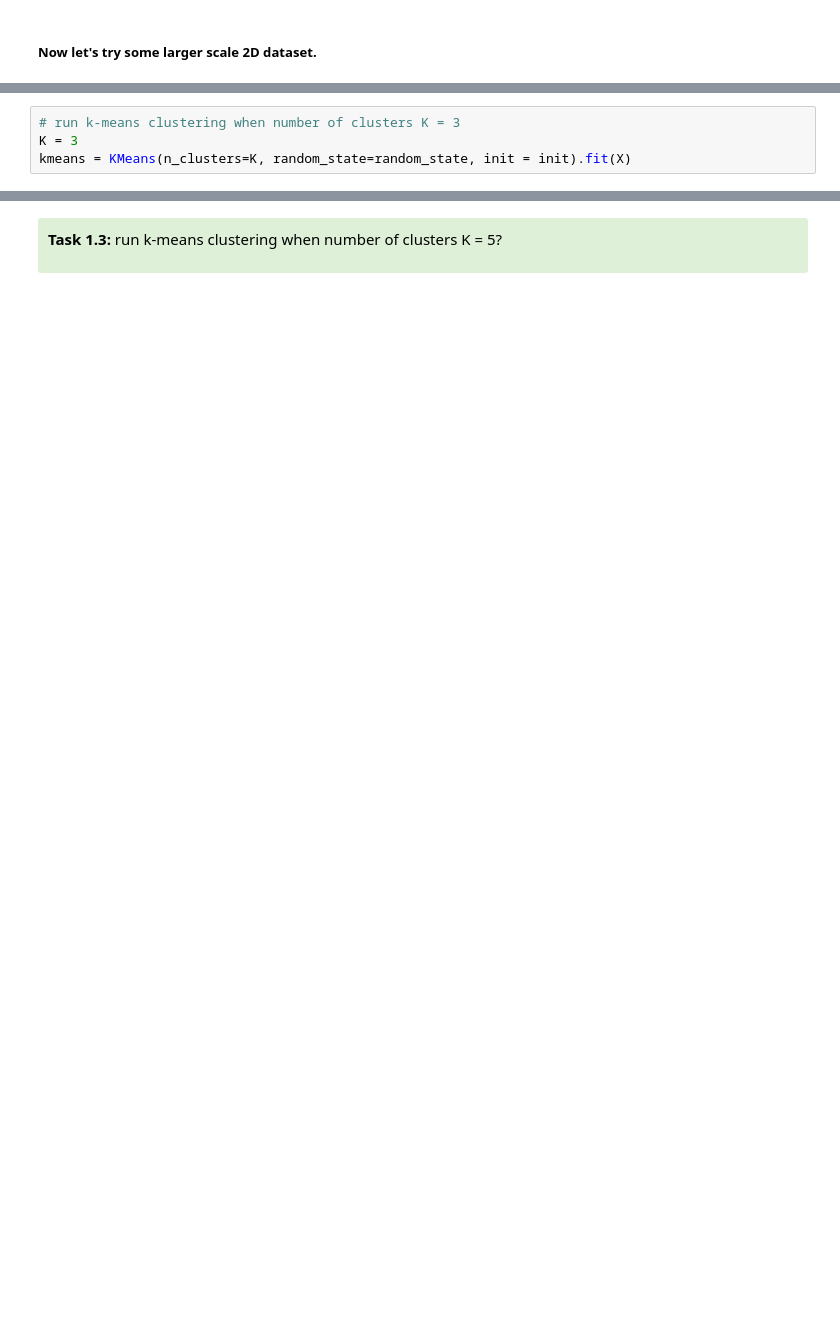
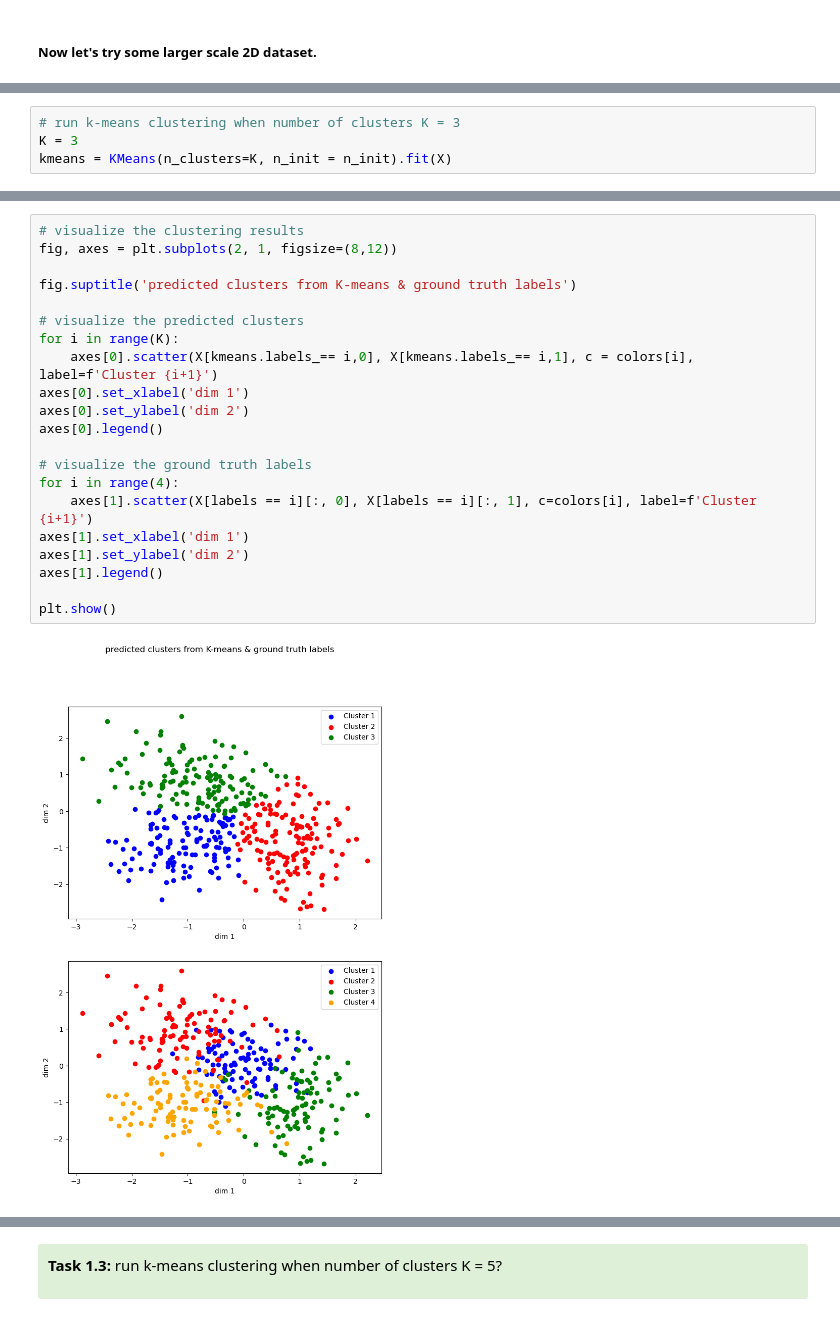
Before and after one commit to AllenInstitute/SWDB_CellTypeFunction, a Jupyter notebook: workshop1_AA/Day3_structuralDataClustering_combined.ipynb, the cells around one changed output, grey strips where cells are left out. Cells and saved outputs as stored; diff of their text form; blank space fills up the shorter version.

```diff
--- a/workshop1_AA/Day3_structuralDataClustering_combined.ipynb
+++ b/workshop1_AA/Day3_structuralDataClustering_combined.ipynb
@@ -189,4 +222,4 @@ plt.scatter(X[:,0],X[:,1], s = 20)
 # %%
 # run k-means clustering when number of clusters K = 3
 K = 3
-kmeans = KMeans(n_clusters=K, random_state=random_state, init = init).fit(X)
+kmeans = KMeans(n_clusters=K, n_init = n_init).fit(X)
@@ -201,0 +226,23 @@ plt.scatter(X[kmeans.labels_==0,0], X[kmeans.labels_==0,1], s = 20, c ='green')
+# %%
+# visualize the clustering results
+fig, axes = plt.subplots(2, 1, figsize=(8,12))
+
+fig.suptitle('predicted clusters from K-means & ground truth labels')
+
+# visualize the predicted clusters
+for i in range(K):
+    axes[0].scatter(X[kmeans.labels_== i,0], X[kmeans.labels_== i,1], c = colors[i], label=f'Cluster {i+1}')
+axes[0].set_xlabel('dim 1')
+axes[0].set_ylabel('dim 2')
+axes[0].legend()
+
+# visualize the ground truth labels
+for i in range(4):
+    axes[1].scatter(X[labels == i][:, 0], X[labels == i][:, 1], c=colors[i], label=f'Cluster {i+1}')
+axes[1].set_xlabel('dim 1')
+axes[1].set_ylabel('dim 2')
+axes[1].legend()
+
+plt.show()
+# %% [output]
+[figure, added]
```
Also changed, not shown: parts of 27 cells of this notebook.
